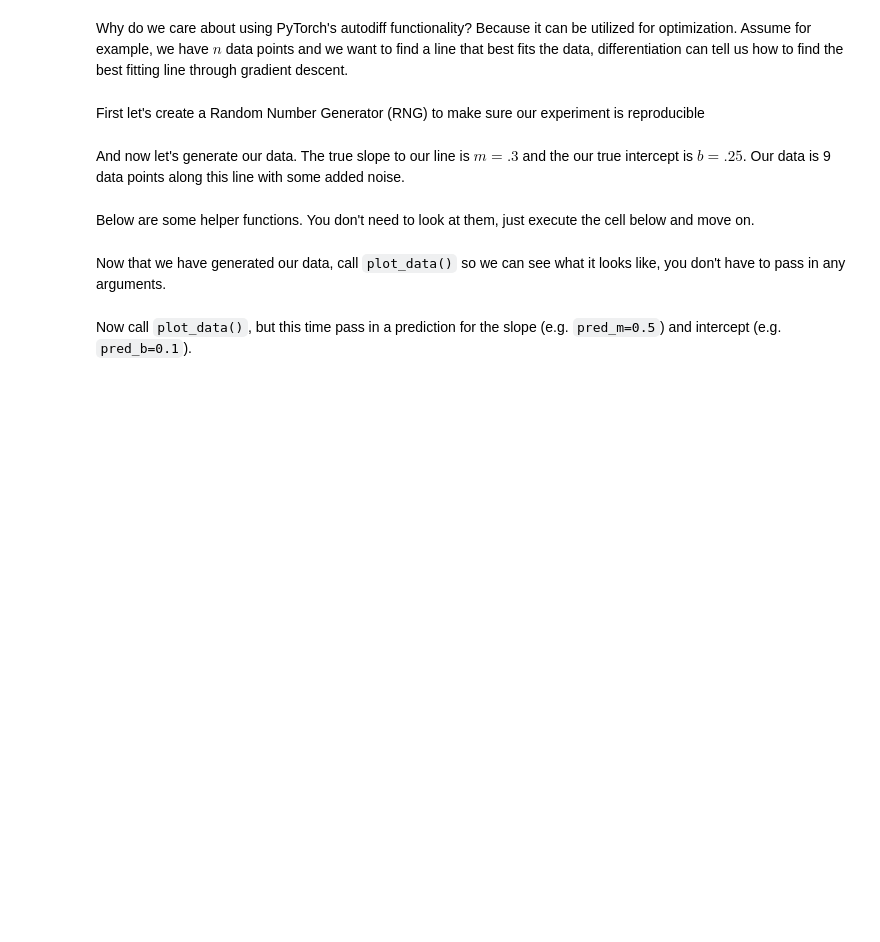
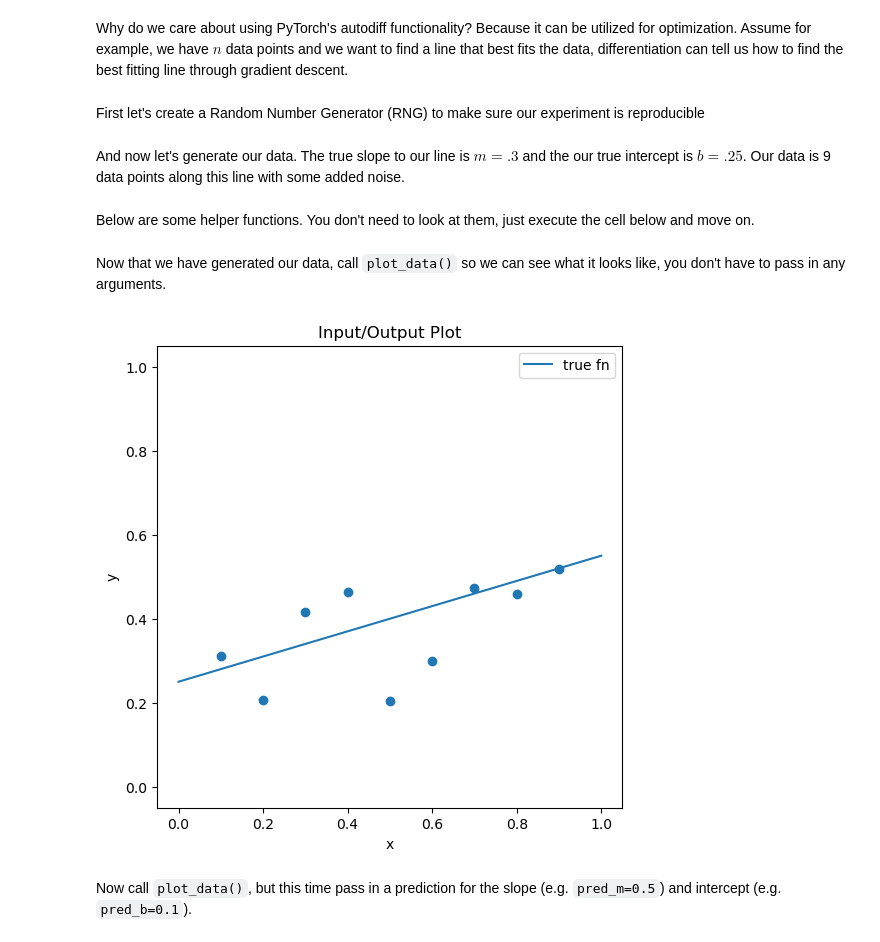
Before and after one commit to BryceWall/byu-cs474, a Jupyter notebook: lab1_pytorch_intro.ipynb, the cells around one changed output. Saved outputs shown, nothing was run; the diff lists cells and outputs as text; code cells hidden in the pictures; blank space fills up the shorter version.

```diff
--- a/lab1_pytorch_intro.ipynb
+++ b/lab1_pytorch_intro.ipynb
@@ -921,6 +1087,10 @@ def plot_grad(m: torch.Tensor | List[torch.Tensor],
     ax.set_ylabel("intercept " + r"($b$)")
 # %% [markdown]
 Now that we have generated our data, call `plot_data()` so we can see what it looks like, you don't have to pass in any arguments.
+# %%
+plot_data()
+# %% [output]
+[figure, added]
 # %% [markdown]
 Now call `plot_data()`, but this time pass in a prediction for the slope (e.g.
 `pred_m=0.5`) and intercept (e.g. `pred_b=0.1`).
```
Also changed, not shown: parts of 57 cells of this notebook.
